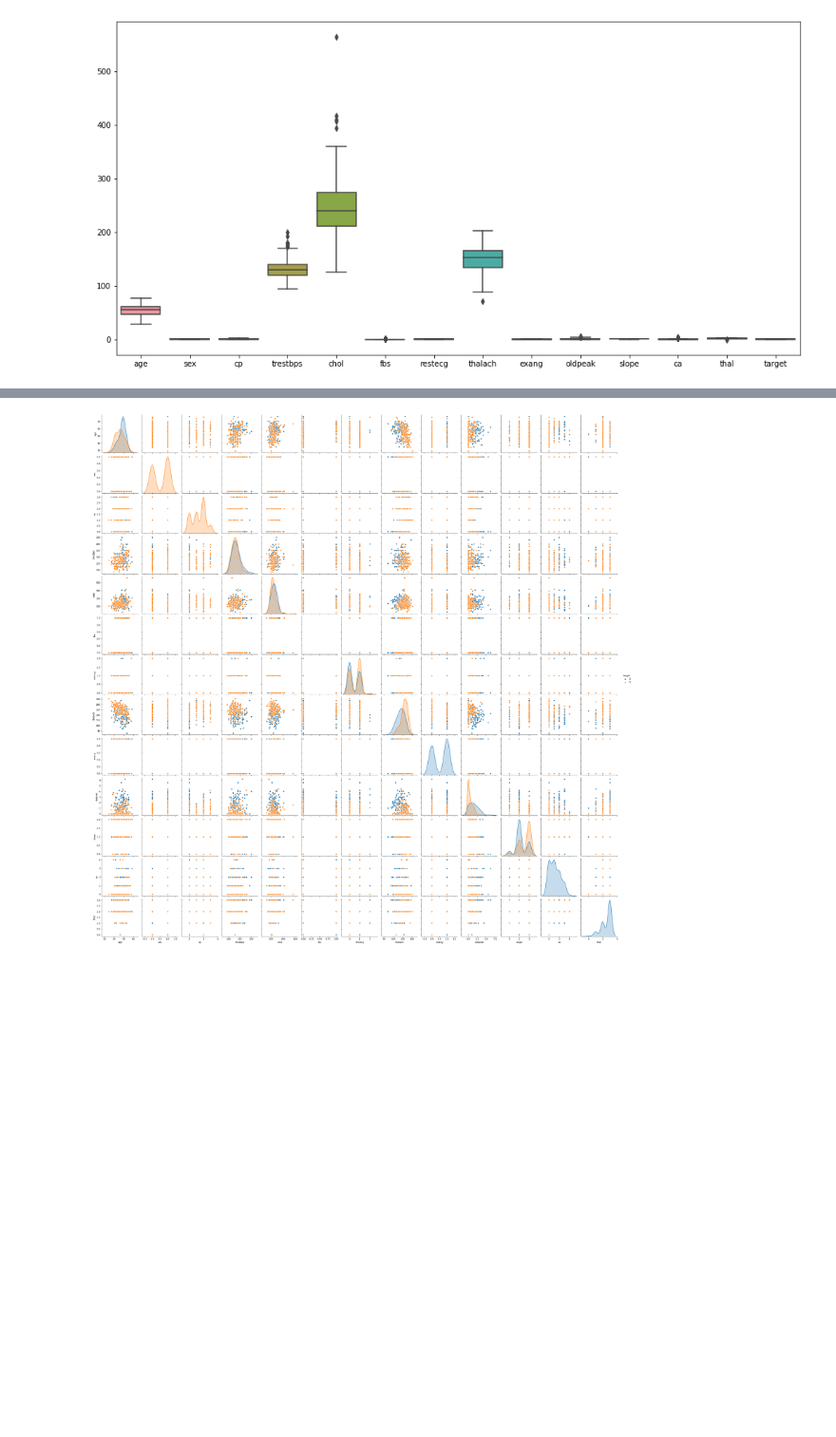
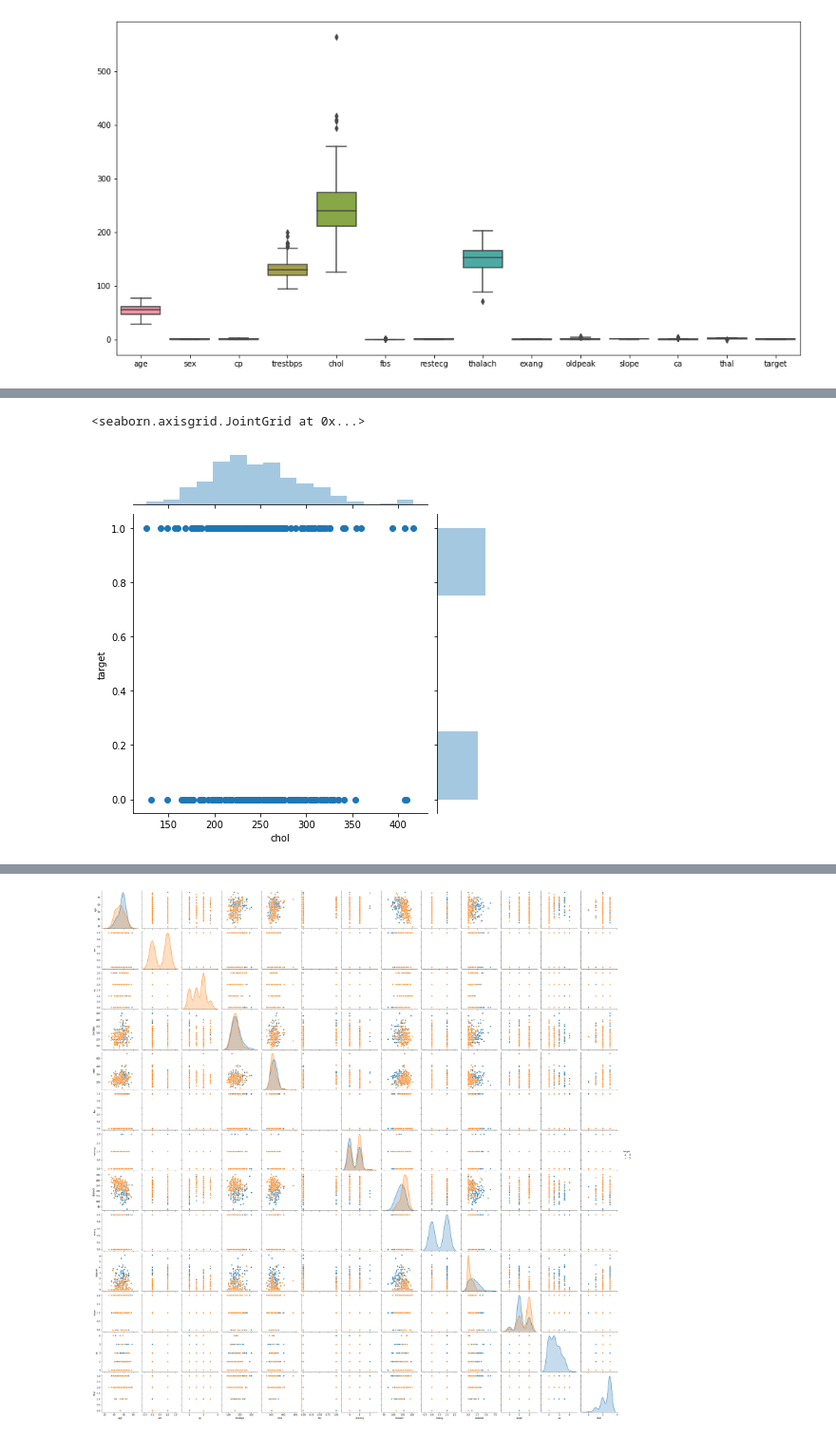
Before and after one commit to Wlanporn/Heart-Disease, a Jupyter notebook: Heart_disease.ipynb, the cells around one changed output, grey strips where cells are left out. Shown at 95% size. Cells and saved outputs as stored; diff of their text form; code cells hidden in the pictures; blank space fills up the shorter version.

Commit message:
add more plot

```diff
--- a/Heart_disease.ipynb
+++ b/Heart_disease.ipynb
@@ -74,0 +138,3 @@ sns.boxplot(data = heart_disease)
+# %%
+#handle outlier  consider only the above 500 is outlier
+heart_disease['chol'] = np.where(heart_disease['chol']> 417 ,417, heart_disease['chol'])
@@ -74,0 +159,6 @@ sns.boxplot(data = heart_disease)
+# %%
+#find the relationship between cholesterol and heart disease
+sns.jointplot(x= heart_disease['chol'], y= heart_disease['target'], data=heart_disease)
+# %% [output]
+<seaborn.axisgrid.JointGrid at 0x...>
+[figure, added]
```
Also changed, not shown: parts of 26 cells of this notebook.
